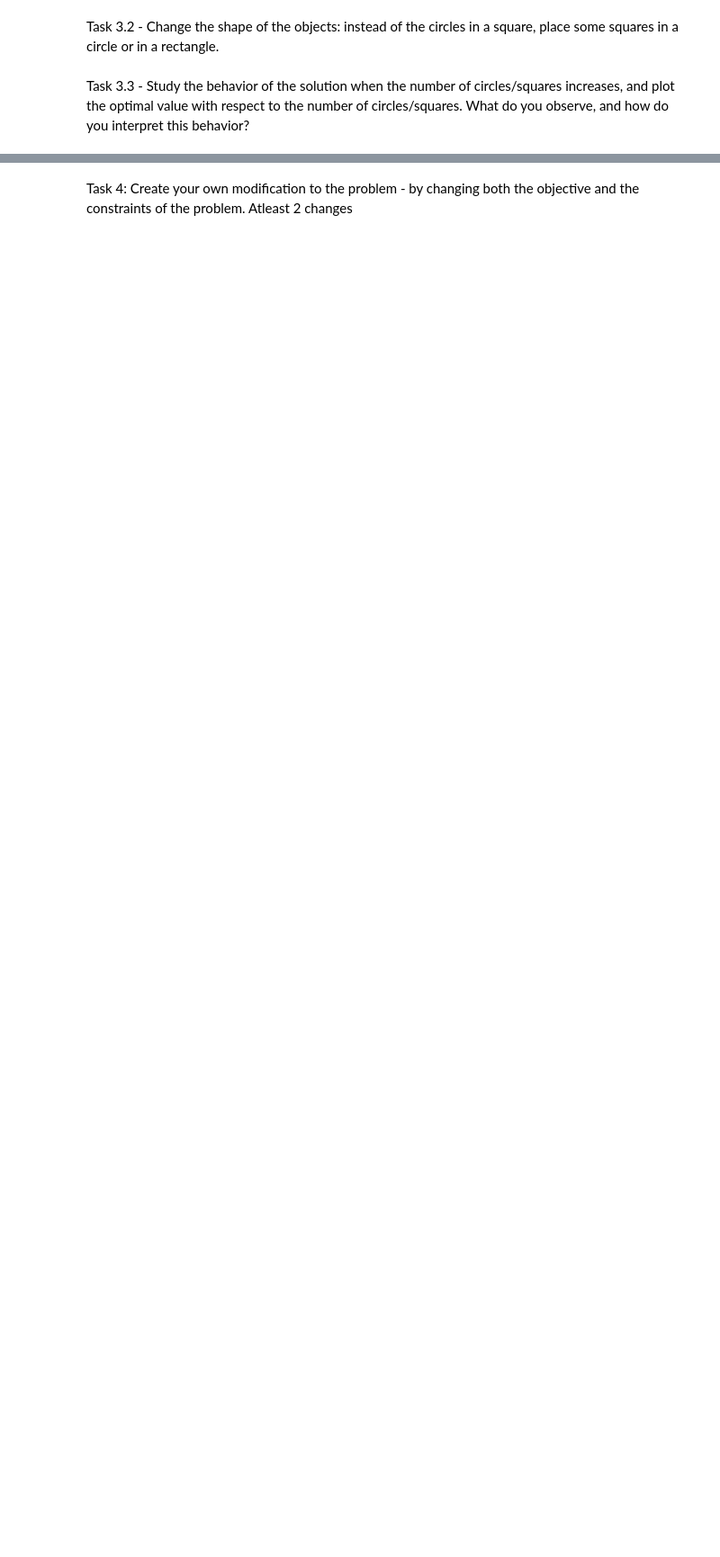
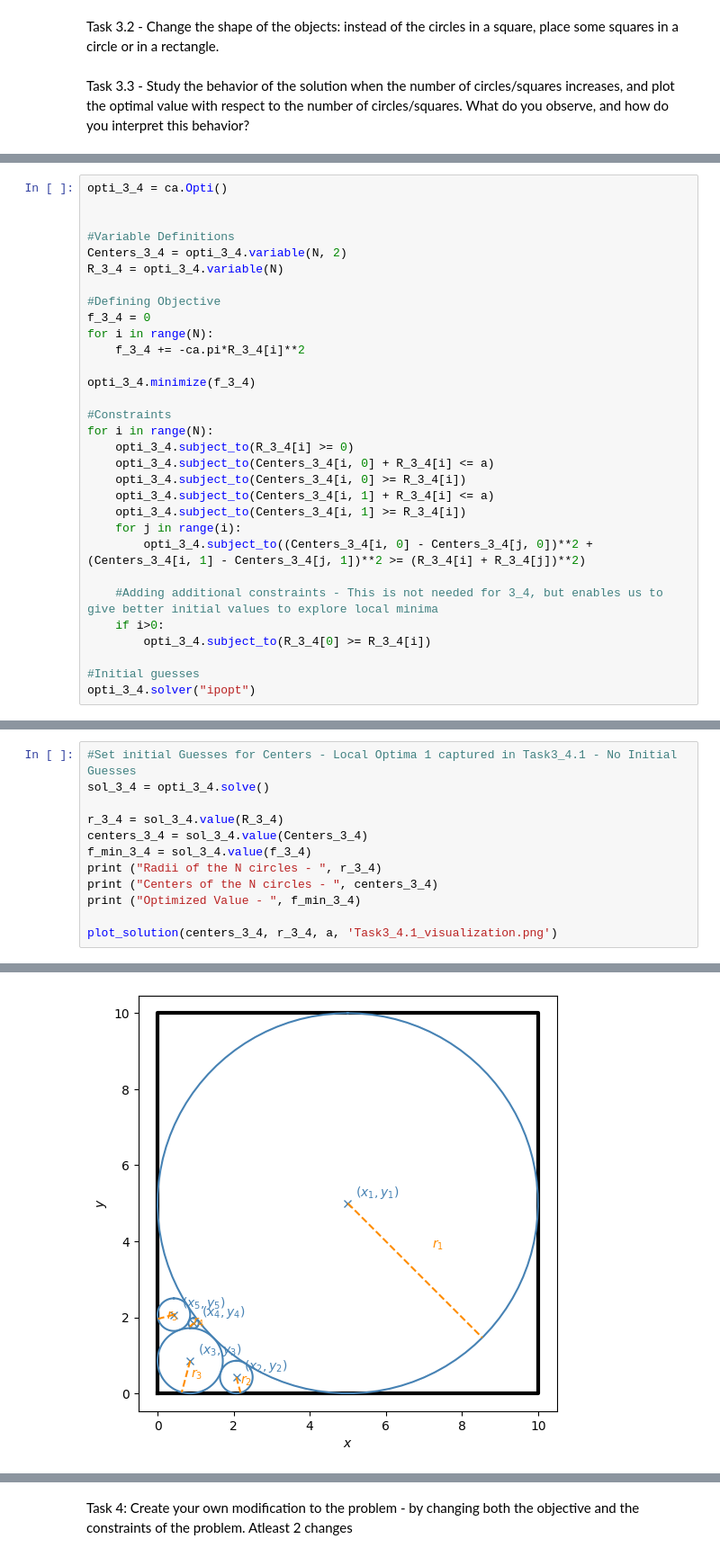
Before and after one commit to praffulr/NumOptExercises, a Jupyter notebook: MidtermProgramming/exercise.ipynb, the cells around one changed output, grey strips where cells are left out. Shown at 90% size. Cells and saved outputs as stored; diff of their text form; blank space fills up the shorter version.

```diff
--- a/MidtermProgramming/exercise.ipynb
+++ b/MidtermProgramming/exercise.ipynb
@@ -205,0 +208,31 @@ Forcing 2 of the Centers to extremes along X - 83.8
+# %%
+opti_3_4 = ca.Opti()
+
+
+#Variable Definitions
+Centers_3_4 = opti_3_4.variable(N, 2)
+R_3_4 = opti_3_4.variable(N)
+
+#Defining Objective
+f_3_4 = 0
+for i in range(N):
+    f_3_4 += -ca.pi*R_3_4[i]**2
+
+opti_3_4.minimize(f_3_4)
+
+#Constraints
+for i in range(N):
+    opti_3_4.subject_to(R_3_4[i] >= 0)
+    opti_3_4.subject_to(Centers_3_4[i, 0] + R_3_4[i] <= a)
+    opti_3_4.subject_to(Centers_3_4[i, 0] >= R_3_4[i])
+    opti_3_4.subject_to(Centers_3_4[i, 1] + R_3_4[i] <= a)
+    opti_3_4.subject_to(Centers_3_4[i, 1] >= R_3_4[i])
+    for j in range(i):
+        opti_3_4.subject_to((Centers_3_4[i, 0] - Centers_3_4[j, 0])**2 + (Centers_3_4[i, 1] - Centers_3_4[j, 1])**2 >= (R_3_4[i] + R_3_4[j])**2)
+
+    #Adding additional constraints - This is not needed for 3_4, but enables us to give better initial values to explore local minima
+    if i>0:
+        opti_3_4.subject_to(R_3_4[0] >= R_3_4[i])
+
+#Initial guesses
+opti_3_4.solver("ipopt")
@@ -205,0 +243,13 @@ Forcing 2 of the Centers to extremes along X - 83.8
+# %%
+#Set initial Guesses for Centers - Local Optima 1 captured in Task3_4.1 - No Initial Guesses
+sol_3_4 = opti_3_4.solve()
+
+r_3_4 = sol_3_4.value(R_3_4)
+centers_3_4 = sol_3_4.value(Centers_3_4)
+f_min_3_4 = sol_3_4.value(f_3_4)
+print ("Radii of the N circles - ", r_3_4)
+print ("Centers of the N circles - ", centers_3_4)
+print ("Optimized Value - ", f_min_3_4)
+
+plot_solution(centers_3_4, r_3_4, a, 'Task3_4.1_visualization.png')
+# %% [output]
@@ -205,0 +273 @@ Forcing 2 of the Centers to extremes along X - 83.8
+[figure, added]
```
Also changed, not shown: parts of 16 cells of this notebook, 6 other files.
